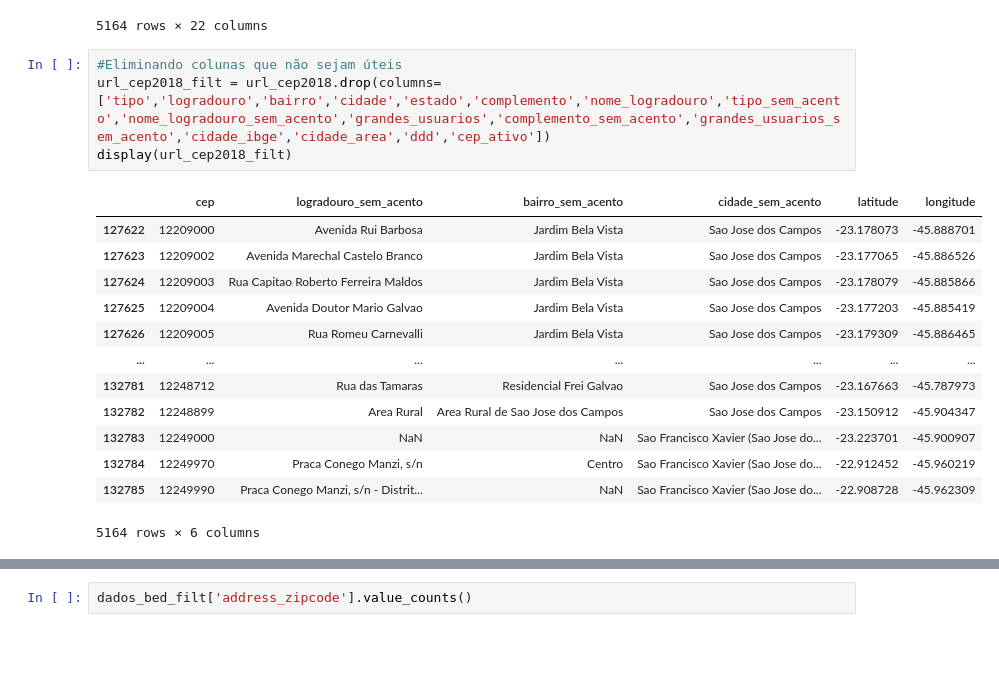
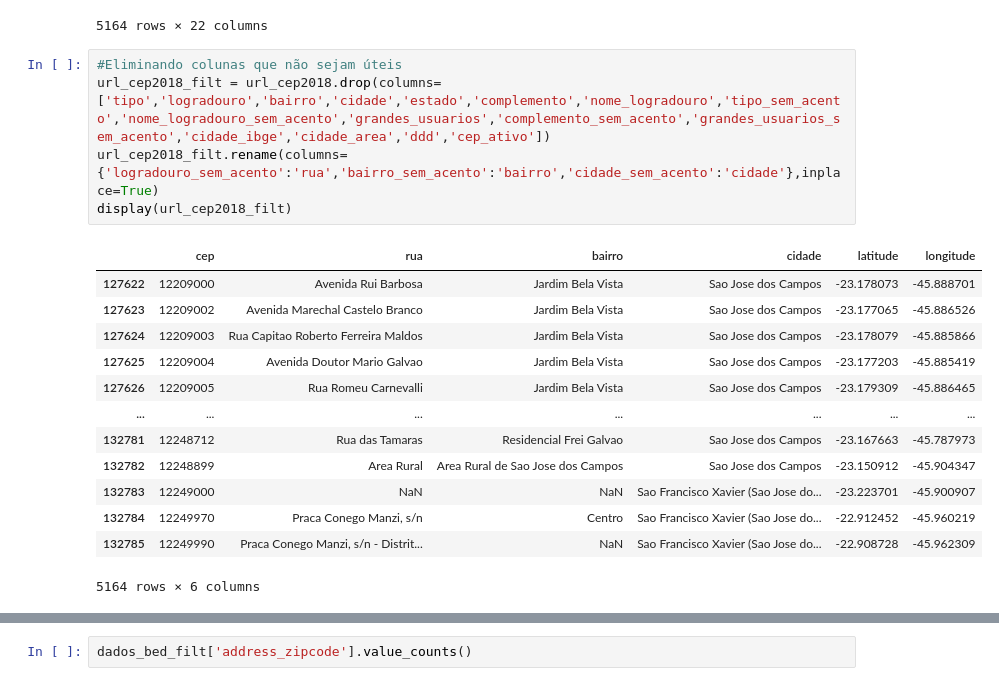
Before and after one commit to fabiollg/PI-4_Predicao_Valores_Imoveis_SJC, a Jupyter notebook: PI_4_Predicao_Valores_Imoveis_SJC.ipynb, the cells around one changed output, grey strips where cells are left out. Saved outputs shown, nothing was run; the diff lists cells and outputs as text; blank space fills up the shorter version.

```diff
--- a/PI_4_Predicao_Valores_Imoveis_SJC.ipynb
+++ b/PI_4_Predicao_Valores_Imoveis_SJC.ipynb
@@ -290,9 +290,10 @@ display(url_cep2018)
 # %%
 #Eliminando colunas que não sejam úteis
 url_cep2018_filt = url_cep2018.drop(columns=['tipo','logradouro','bairro','cidade','estado','complemento','nome_logradouro','tipo_sem_acento','nome_logradouro_sem_acento','grandes_usuarios','complemento_sem_acento','grandes_usuarios_sem_acento','cidade_ibge','cidade_area','ddd','cep_ativo'])
+url_cep2018_filt.rename(columns={'logradouro_sem_acento':'rua','bairro_sem_acento':'bairro','cidade_sem_acento':'cidade'},inplace=True)
 display(url_cep2018_filt)
 # %% [output]
-|  | cep | logradouro_sem_acento | bairro_sem_acento | cidade_sem_acento | latitude | longitude |
+|  | cep | rua | bairro | cidade | latitude | longitude |
 | 127622 | 12209000 | Avenida Rui Barbosa | Jardim Bela Vista | Sao Jose dos Campos | -23.178073 | -45.888701 |
 | 127623 | 12209002 | Avenida Marechal Castelo Branco | Jardim Bela Vista | Sao Jose dos Campos | -23.177065 | -45.886526 |
 | 127624 | 12209003 | Rua Capitao Roberto Ferreira Maldos | Jardim Bela Vista | Sao Jose dos Campos | -23.178079 | -45.885866 |
```
Also changed, not shown: parts of 1 cell of this notebook.
